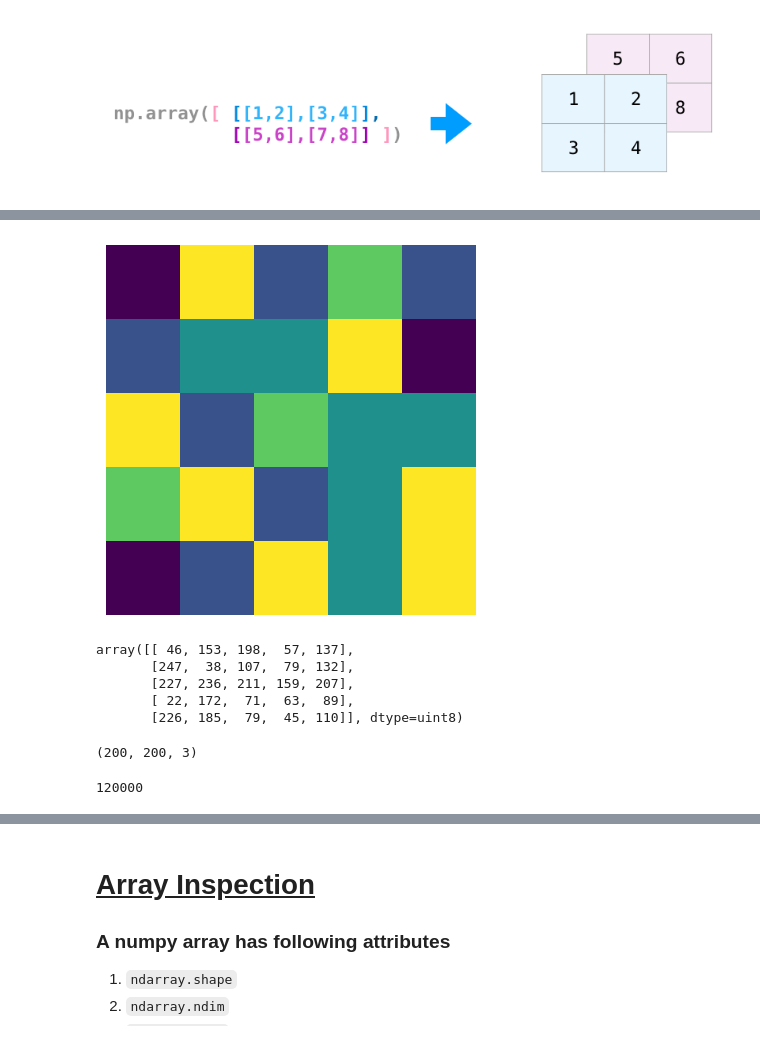
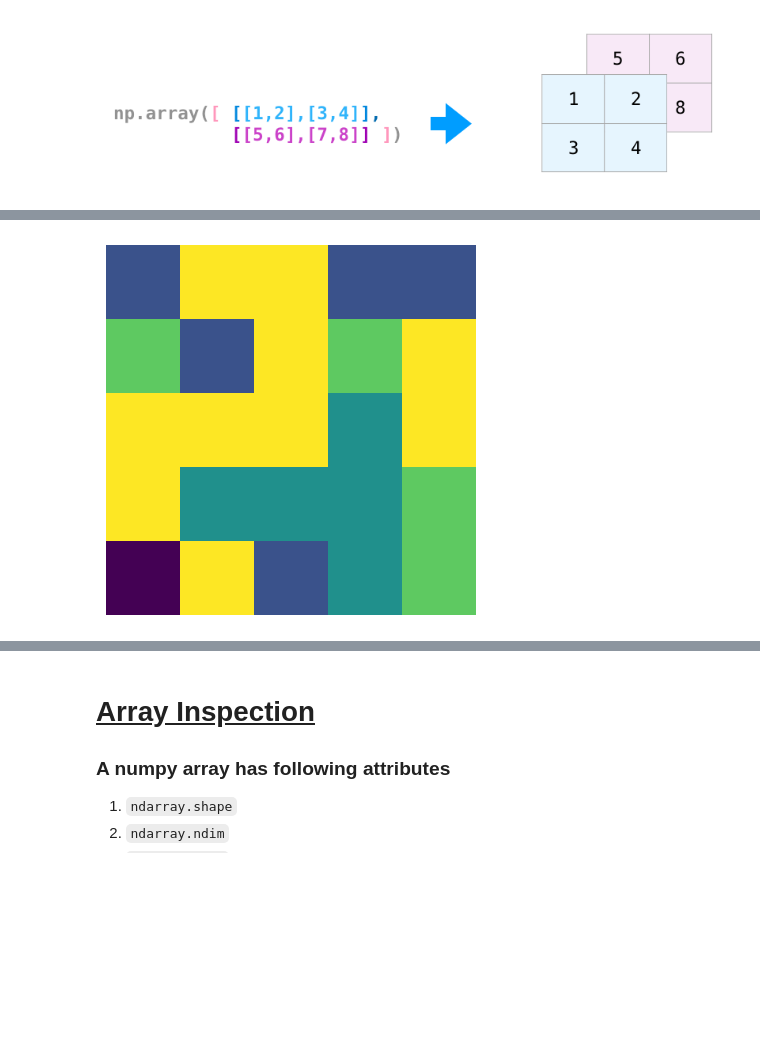
Before and after one commit to laxmanclinilaunch-hub/AI-ML-8-9-, a Jupyter notebook: 2.EDA/Introduction_to_Numpy.ipynb, the cells around one changed output, grey strips where cells are left out. Drawn from its saved outputs; the diff is of its cells as text; code cells hidden in the pictures; blank space fills up the shorter version.

```diff
--- a/2.EDA/Introduction_to_Numpy.ipynb
+++ b/2.EDA/Introduction_to_Numpy.ipynb
@@ -419,33 +413,18 @@ plt.show()
 # %%
 import numpy as np
 import matplotlib.pyplot as plt
 
 # Define dimensions of the matrix
 width = 5
 height = 5
 
 # Generate a 3D matrix of random numbers
 matrix = np.random.randint(250,255,(height, width), dtype=np.uint8)
 
 # Display the image
-plt.imshow(matrix[:,])
+plt.imshow(matrix
+           )
 plt.axis('off')  # Turn off axis labels
 plt.show()
 # %% [output]
-[figure, old version]
+[figure, new version]
-# %%
-matrix
-# %% [output]
-array([[ 46, 153, 198,  57, 137],
-       [247,  38, 107,  79, 132],
-       [227, 236, 211, 159, 207],
-       [ 22, 172,  71,  63,  89],
-       [226, 185,  79,  45, 110]], dtype=uint8)
-# %%
-matrix.shape
-# %% [output]
-(200, 200, 3)
-# %%
-matrix.size
-# %% [output]
-120000
```
Also changed, not shown: parts of 48 cells of this notebook.
